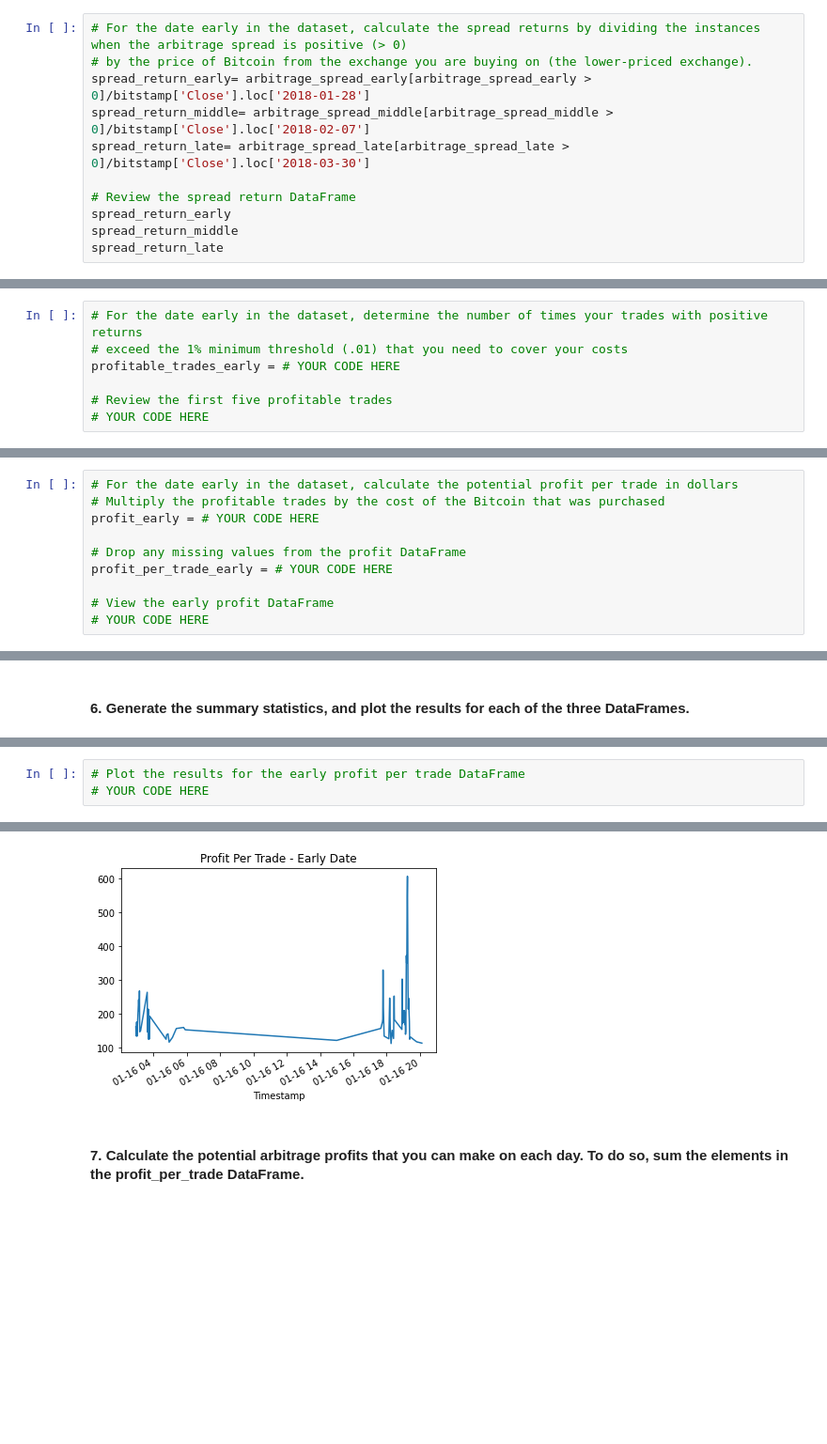
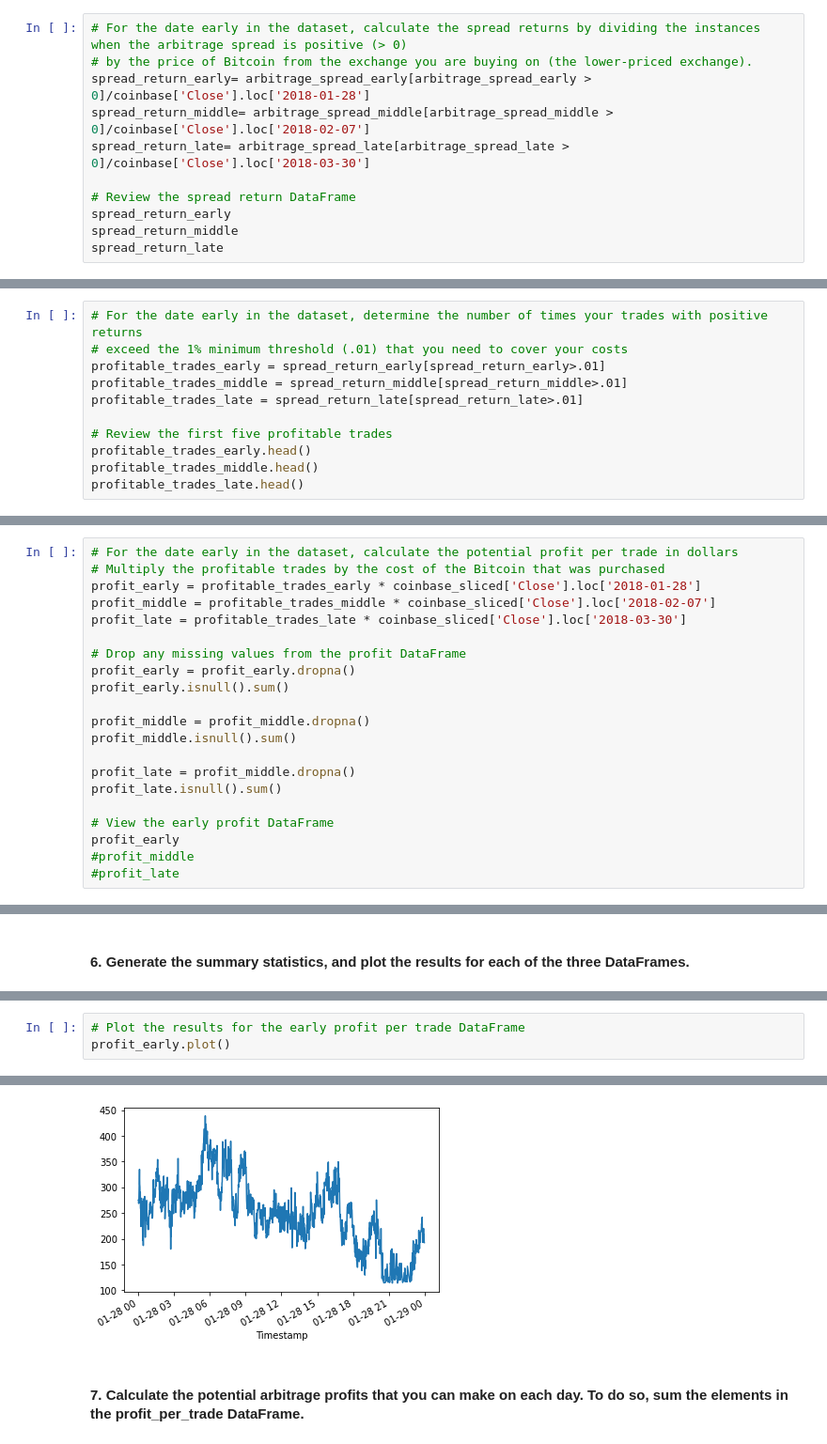
Before and after one commit to mathias1020/Challenge_3, a Jupyter notebook: crypto_arbitrage.ipynb, the cells around one changed output, grey strips where cells are left out. Shown at 94% size. Saved outputs shown, nothing was run; the diff lists cells and outputs as text; blank space fills up the shorter version.

```diff
--- a/crypto_arbitrage.ipynb
+++ b/crypto_arbitrage.ipynb
@@ -452,9 +452,9 @@ Name: Close, dtype: float64
 # %%
 # For the date early in the dataset, calculate the spread returns by dividing the instances when the arbitrage spread is positive (> 0)
 # by the price of Bitcoin from the exchange you are buying on (the lower-priced exchange).
-spread_return_early= arbitrage_spread_early[arbitrage_spread_early > 0]/bitstamp['Close'].loc['2018-01-28']
-spread_return_middle= arbitrage_spread_middle[arbitrage_spread_middle > 0]/bitstamp['Close'].loc['2018-02-07']
-spread_return_late= arbitrage_spread_late[arbitrage_spread_late > 0]/bitstamp['Close'].loc['2018-03-30']
+spread_return_early= arbitrage_spread_early[arbitrage_spread_early > 0]/coinbase['Close'].loc['2018-01-28']
+spread_return_middle= arbitrage_spread_middle[arbitrage_spread_middle > 0]/coinbase['Close'].loc['2018-02-07']
+spread_return_late= arbitrage_spread_late[arbitrage_spread_late > 0]/coinbase['Close'].loc['2018-03-30']
 
 # Review the spread return DataFrame
 spread_return_early
@@ -479,8 +479,12 @@ Name: Close, Length: 1440, dtype: float64
 # %%
 # For the date early in the dataset, determine the number of times your trades with positive returns
 # exceed the 1% minimum threshold (.01) that you need to cover your costs
-profitable_trades_early = # YOUR CODE HERE
+profitable_trades_early = spread_return_early[spread_return_early>.01]
+profitable_trades_middle = spread_return_middle[spread_return_middle>.01]
+profitable_trades_late = spread_return_late[spread_return_late>.01]
 
 # Review the first five profitable trades
-# YOUR CODE HERE
+profitable_trades_early.head()
+profitable_trades_middle.head()
+profitable_trades_late.head()
 # %% [output]
@@ -512,12 +512,23 @@ Name: Close, dtype: float64
 # %%
 # For the date early in the dataset, calculate the potential profit per trade in dollars
 # Multiply the profitable trades by the cost of the Bitcoin that was purchased
-profit_early = # YOUR CODE HERE
+profit_early = profitable_trades_early * coinbase_sliced['Close'].loc['2018-01-28']
+profit_middle = profitable_trades_middle * coinbase_sliced['Close'].loc['2018-02-07']
+profit_late = profitable_trades_late * coinbase_sliced['Close'].loc['2018-03-30']
 
 # Drop any missing values from the profit DataFrame
-profit_per_trade_early = # YOUR CODE HERE
+profit_early = profit_early.dropna()
+profit_early.isnull().sum()
+
+profit_middle = profit_middle.dropna()
+profit_middle.isnull().sum()
+
+profit_late = profit_middle.dropna()
+profit_late.isnull().sum()
 
 # View the early profit DataFrame
-# YOUR CODE HERE
+profit_early
+#profit_middle
+#profit_late
 # %% [output]
 Timestamp
@@ -550,5 +561,5 @@ max      606.800000
 Name: Close, dtype: float64
 # %%
 # Plot the results for the early profit per trade DataFrame
-# YOUR CODE HERE
+profit_early.plot()
 # %% [output]
@@ -556,4 +567,4 @@ Name: Close, dtype: float64
-[figure, old version]
+[figure, new version]
 # %% [markdown]
 #### 7. Calculate the potential arbitrage profits that you can make on each day. To do so, sum the elements in the profit_per_trade DataFrame.
 # %%
```
Also changed, not shown: parts of 9 cells of this notebook.
